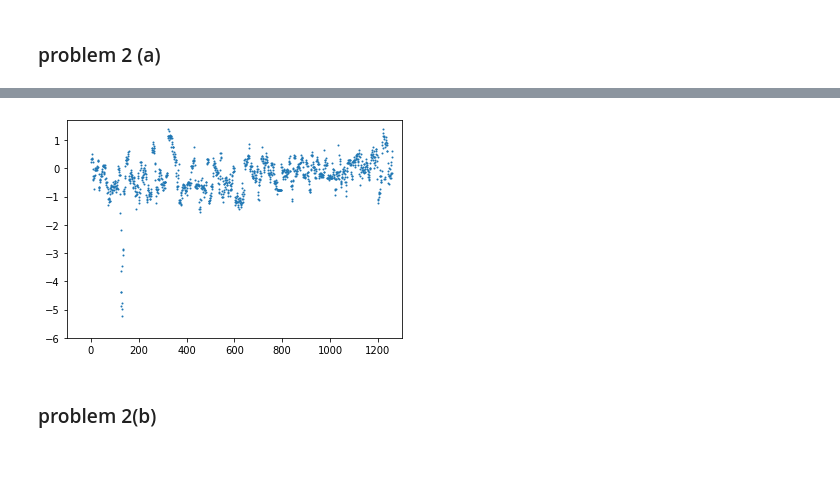
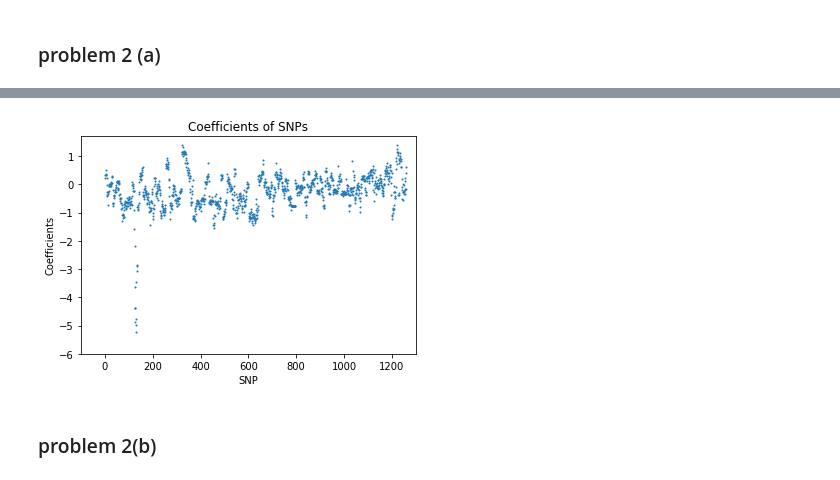
Before and after one commit to KaKiG/MachineLearning, a Jupyter notebook: hw1.ipynb, the cells around one changed output, grey strips where cells are left out. Saved outputs shown, nothing was run; the diff lists cells and outputs as text; code cells hidden in the pictures.

```diff
--- a/hw1.ipynb
+++ b/hw1.ipynb
@@ -54,10 +23,14 @@ coeffs
 # %%
 x = [i for i in range(1,1261)]
 plt.scatter(x,coeffs,s=1)
 plt.axis([-100, 1300, -6, 1.7])
+plt.xlabel("SNP")
+plt.ylabel("Coefficients")
+plt.title("Coefficients of SNPs")
+plt.savefig('21')
 plt.show()
 # %% [output]
-[figure, old version]
+[figure, new version]
 # %% [markdown]
 ### problem 2(b)
 # %%
```
Also changed, not shown: parts of 13 cells of this notebook, 5 other files.
